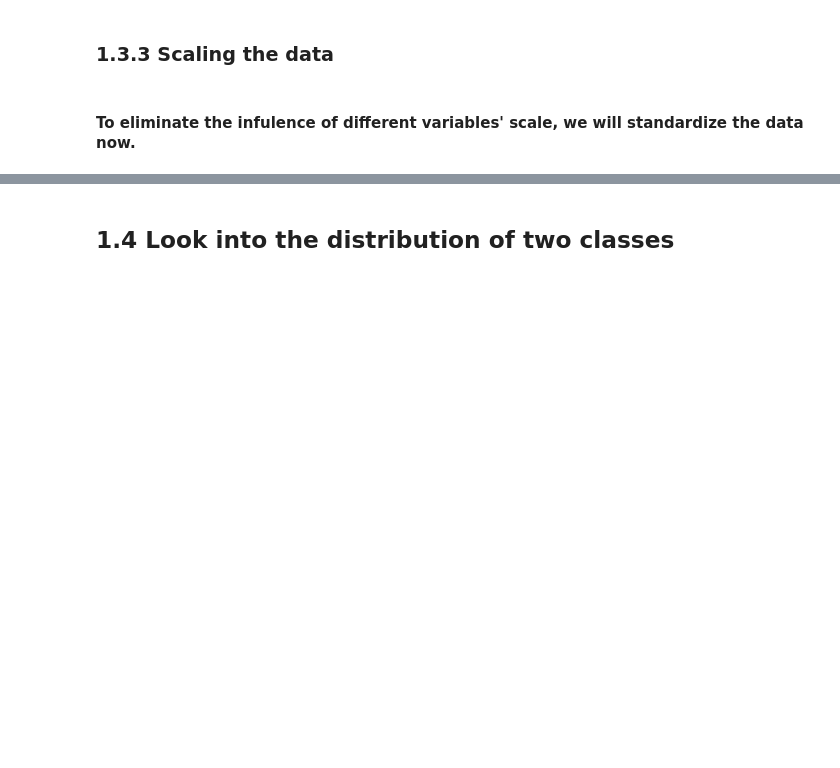
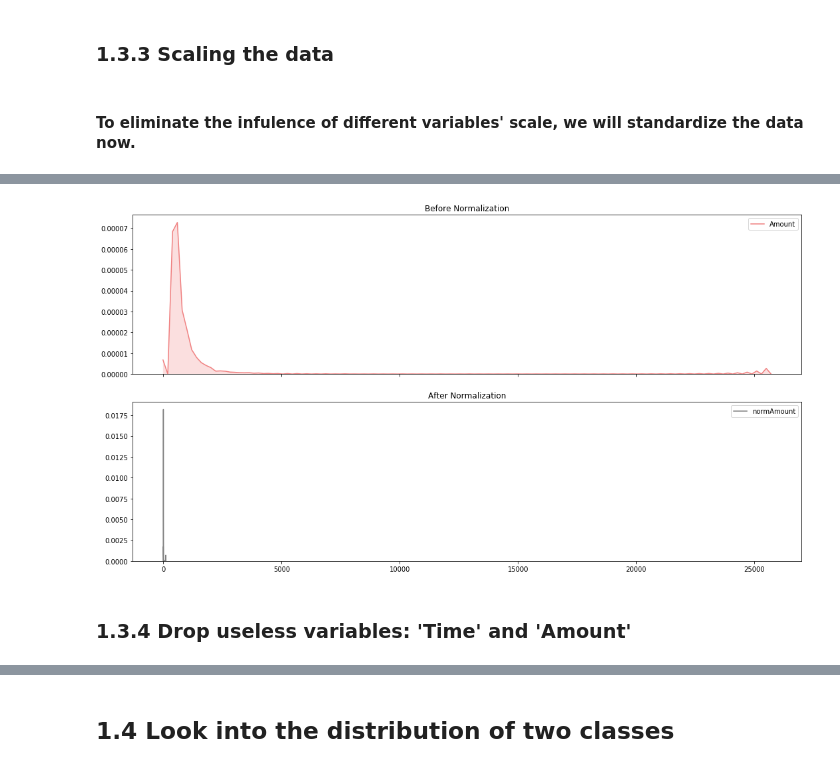
Before and after one commit to XiaoqianZhu1997/PHBS_MLF_2018, a Jupyter notebook: ipynb file/ml_project.ipynb, the cells around one changed output, grey strips where cells are left out. Cells and saved outputs as stored; diff of their text form; code cells hidden in the pictures; blank space fills up the shorter version.

```diff
--- a/ipynb file/ml_project.ipynb
+++ b/ipynb file/ml_project.ipynb
@@ -115,8 +127,4 @@ plt.show()
 #### To eliminate the infulence of different variables' scale, we will standardize the data now.
 # %%
 # Variable 'Amount' transform into 'normAmount'
-df['normAmount'] = StandardScaler().fit_transform(df['Amount'].reshape(-1, 1))
-
-# Drop 'Time' and 'Amount'
-df = df.drop(['Time','Amount'],axis=1)
-df.head()
+df['normAmount'] = StandardScaler().fit_transform(df['Amount'].values.reshape(-1, 1))
@@ -130,0 +131,15 @@ df.head()
+# %%
+f, (ax1, ax2) = plt.subplots(2,1,sharex= True,figsize =( 15, 8))
+
+sns.kdeplot(df['Amount'],shade=True, ax = ax1, color='lightcoral')
+ax1.set_title('Before Normalization')
+
+sns.kdeplot(df['normAmount'],shade=True, ax = ax2, color='gray')
+ax2.set_title('After Normalization')
+
+plt.tight_layout(h_pad=2)
+plt.show()
+# %% [output]
+[figure, added]
+# %% [markdown]
+### 1.3.4 Drop useless variables: 'Time' and 'Amount'
```
Also changed, not shown: parts of 47 cells of this notebook, 1 other file.
